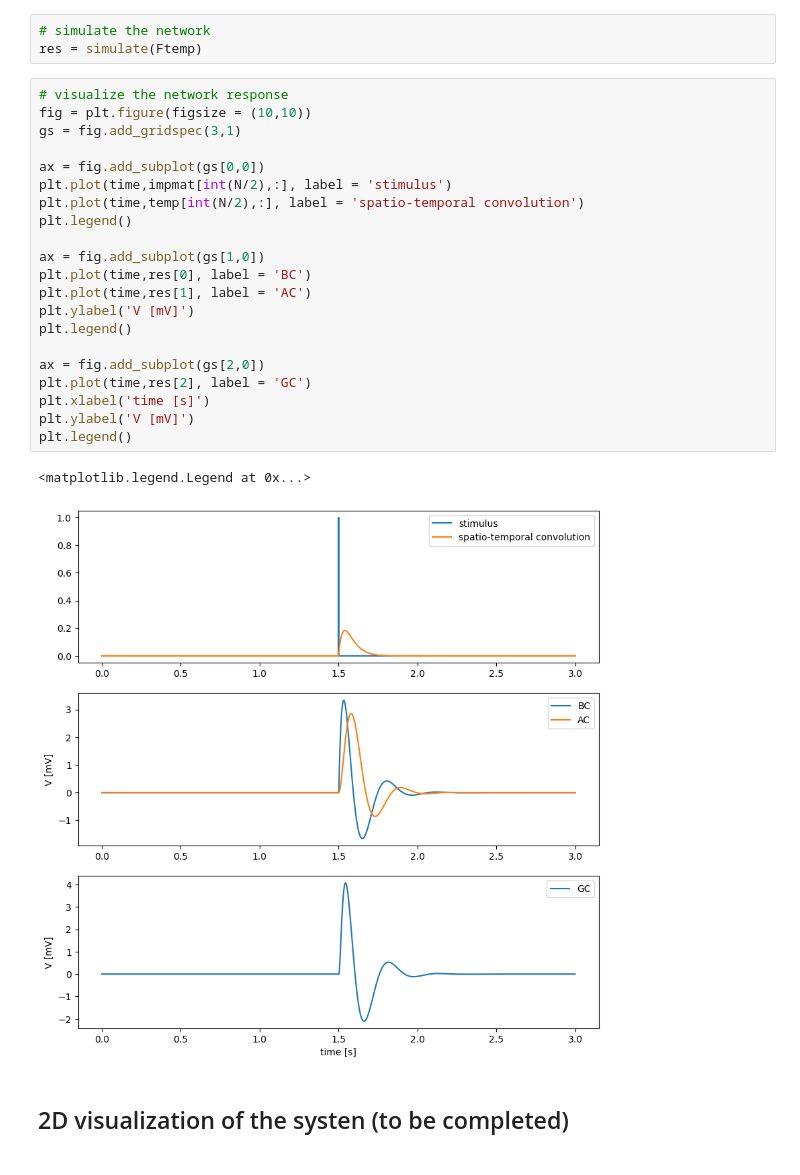
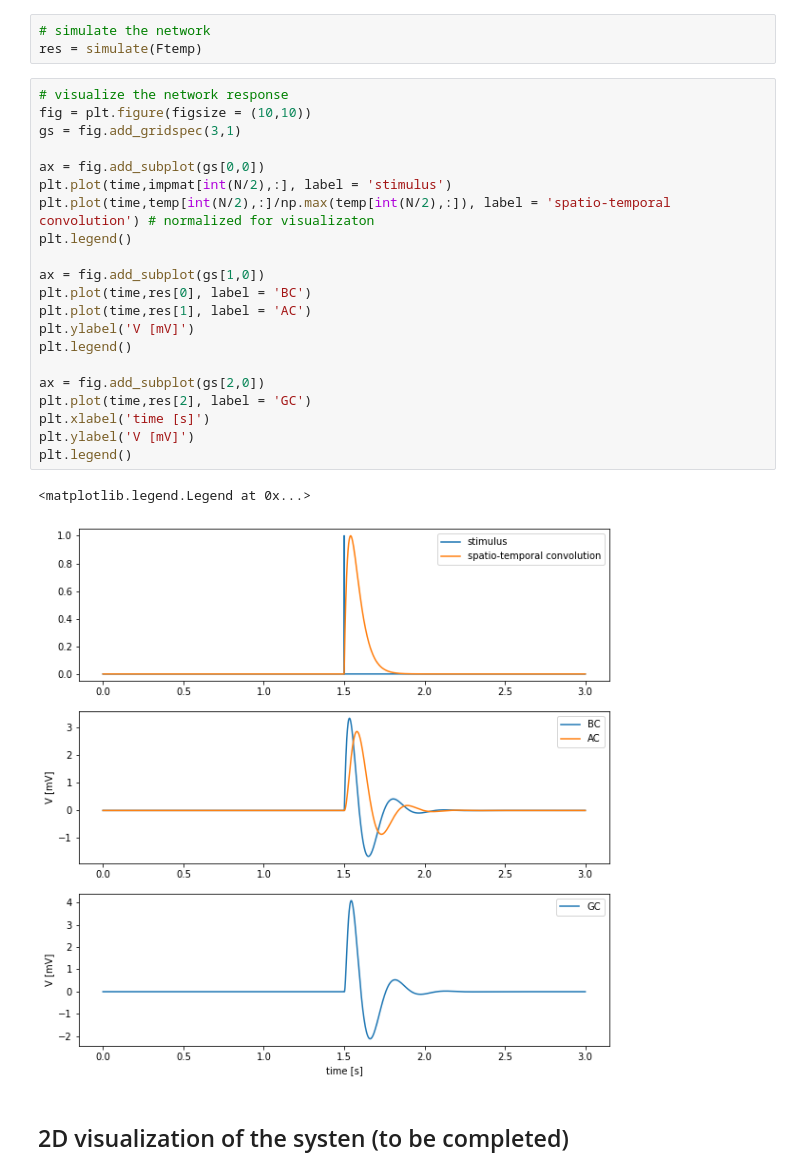
Before and after one commit to simoneeb/motion_anticipation_network, a Jupyter notebook: Brian/recurrent_net_layer_nearest_neighbor.ipynb, the cells around one changed output. Saved outputs shown, nothing was run; the diff lists cells and outputs as text.

```diff
--- a/Brian/recurrent_net_layer_nearest_neighbor.ipynb
+++ b/Brian/recurrent_net_layer_nearest_neighbor.ipynb
@@ -274,27 +274,27 @@ res = simulate(Ftemp)
 # %%
 # visualize the network response
 fig = plt.figure(figsize = (10,10))
 gs = fig.add_gridspec(3,1)
 
 ax = fig.add_subplot(gs[0,0])
 plt.plot(time,impmat[int(N/2),:], label = 'stimulus')
-plt.plot(time,temp[int(N/2),:], label = 'spatio-temporal convolution')
+plt.plot(time,temp[int(N/2),:]/np.max(temp[int(N/2),:]), label = 'spatio-temporal convolution') # normalized for visualizaton
 plt.legend()
 
 ax = fig.add_subplot(gs[1,0])
 plt.plot(time,res[0], label = 'BC')
 plt.plot(time,res[1], label = 'AC')
 plt.ylabel('V [mV]')
 plt.legend()
 
 ax = fig.add_subplot(gs[2,0])
 plt.plot(time,res[2], label = 'GC')
 plt.xlabel('time [s]')
 plt.ylabel('V [mV]')
 plt.legend()
 # %% [output]
 <matplotlib.legend.Legend at 0x...>
-[figure, old version]
+[figure, new version]
 # %% [markdown]
 ## 2D visualization of the systen (to be completed)
 # %%
```
Also changed, not shown: parts of 10 cells of this notebook.
